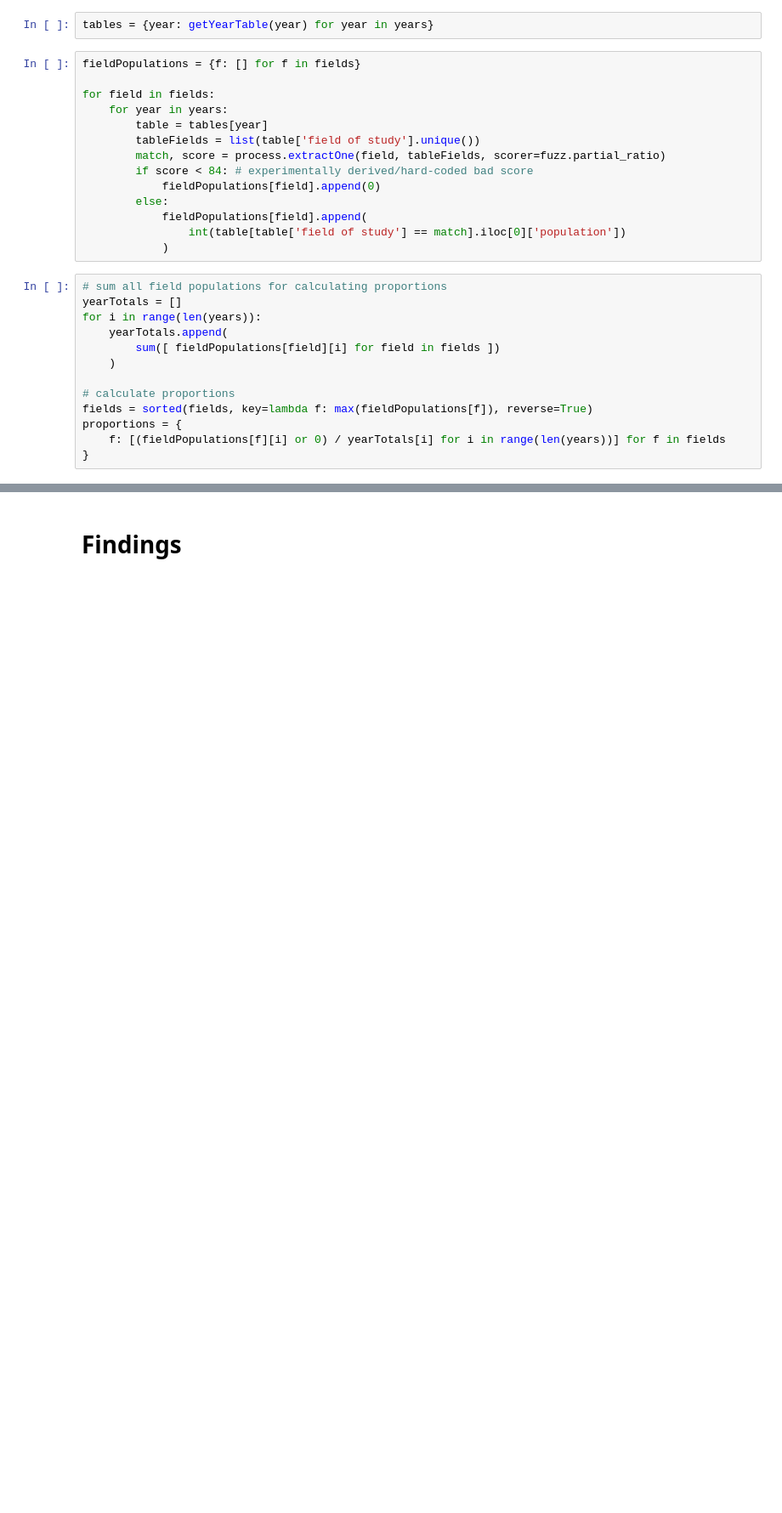
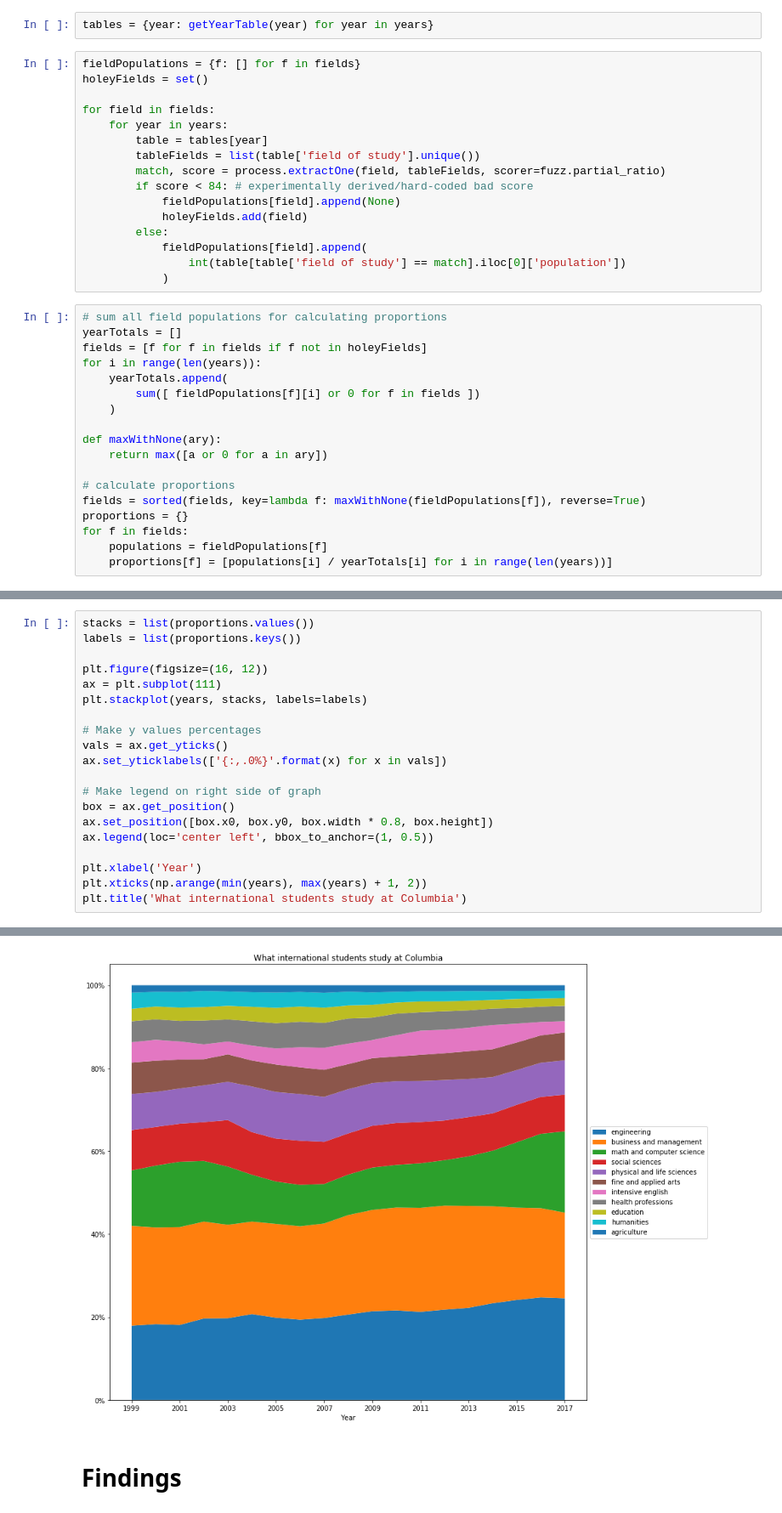
Before and after one commit to graphicsdesk/international-students, a Jupyter notebook: notebooks/fields-of-study.ipynb, the cells around one changed output, grey strips where cells are left out. Shown at 85% size. Drawn from its saved outputs; the diff is of its cells as text; blank space fills up the shorter version.

Commit message:
satisfied chart

```diff
--- a/notebooks/fields-of-study.ipynb
+++ b/notebooks/fields-of-study.ipynb
@@ -67,6 +67,7 @@ def getYearTable(year):
 tables = {year: getYearTable(year) for year in years}
 # %%
 fieldPopulations = {f: [] for f in fields}
+holeyFields = set()
 
 for field in fields:
     for year in years:
@@ -74,7 +75,8 @@ for field in fields:
         tableFields = list(table['field of study'].unique())
         match, score = process.extractOne(field, tableFields, scorer=fuzz.partial_ratio)
         if score < 84: # experimentally derived/hard-coded bad score
-            fieldPopulations[field].append(0)
+            fieldPopulations[field].append(None)
+            holeyFields.add(field)
         else:
             fieldPopulations[field].append(
                 int(table[table['field of study'] == match].iloc[0]['population'])
@@ -82,13 +84,18 @@ for field in fields:
 # %%
 # sum all field populations for calculating proportions
 yearTotals = []
+fields = [f for f in fields if f not in holeyFields]
 for i in range(len(years)):
     yearTotals.append(
-        sum([ fieldPopulations[field][i] for field in fields ])
+        sum([ fieldPopulations[f][i] or 0 for f in fields ])
     )
 
+def maxWithNone(ary):
+    return max([a or 0 for a in ary])
+
 # calculate proportions
-fields = sorted(fields, key=lambda f: max(fieldPopulations[f]), reverse=True)
-proportions = {
-    f: [(fieldPopulations[f][i] or 0) / yearTotals[i] for i in range(len(years))] for f in fields
-}
+fields = sorted(fields, key=lambda f: maxWithNone(fieldPopulations[f]), reverse=True)
+proportions = {}
+for f in fields:
+    populations = fieldPopulations[f]
+    proportions[f] = [populations[i] / yearTotals[i] for i in range(len(years))]
@@ -104,0 +102,21 @@ plt.legend()
+# %%
+stacks = list(proportions.values())
+labels = list(proportions.keys())
+
+plt.figure(figsize=(16, 12))
+ax = plt.subplot(111)
+plt.stackplot(years, stacks, labels=labels)
+
+# Make y values percentages
+vals = ax.get_yticks()
+ax.set_yticklabels(['{:,.0%}'.format(x) for x in vals])
+
+# Make legend on right side of graph
+box = ax.get_position()
+ax.set_position([box.x0, box.y0, box.width * 0.8, box.height])
+ax.legend(loc='center left', bbox_to_anchor=(1, 0.5))
+
+plt.xlabel('Year')
+plt.xticks(np.arange(min(years), max(years) + 1, 2))
+plt.title('What international students study at Columbia')
+# %% [output]
@@ -105,2 +124,3 @@ plt.legend()
+[figure, added]
 # %% [markdown]
 # Findings
```
Also changed, not shown: parts of 2 cells of this notebook, 1 other file.
